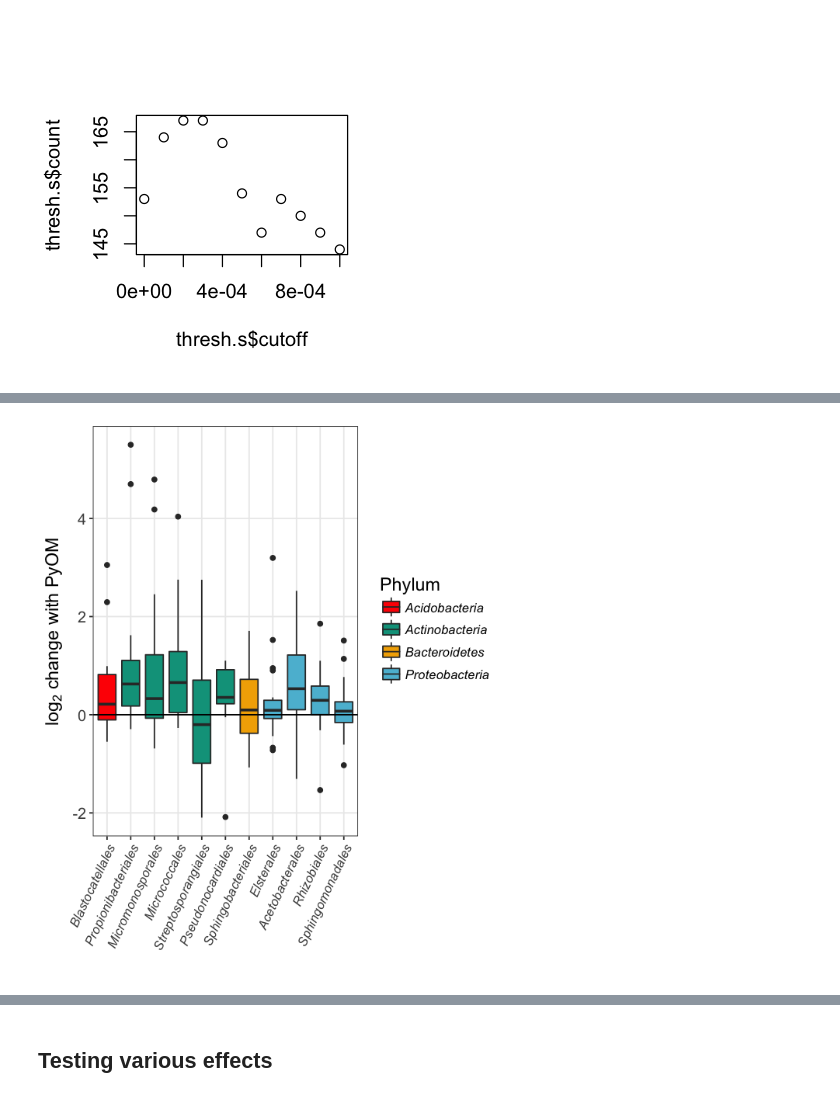
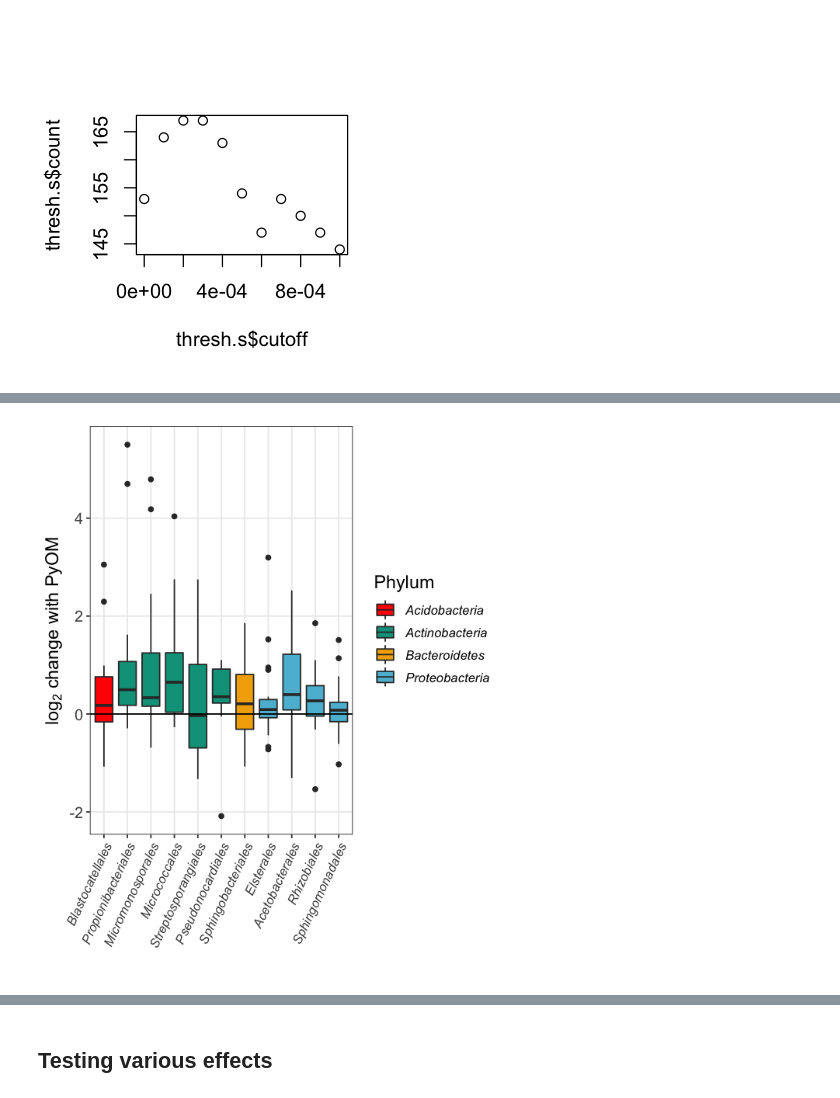
Before and after one commit to WhitmanLab/Meta-analysis, a Jupyter notebook: DifferentialAbundance_MetaA_Publication.ipynb, the cells around one changed output, grey strips where cells are left out. Drawn from its saved outputs; the diff is of its cells as text; code cells hidden in the pictures.

```diff
--- a/DifferentialAbundance_MetaA_Publication.ipynb
+++ b/DifferentialAbundance_MetaA_Publication.ipynb
@@ -851,7 +939,8 @@ ps.list.output.fam = readRDS("ps.list.output.fam")
 DA = rbind(ps.list.output.fam[[1]],ps.list.output.fam[[2]],ps.list.output.fam[[3]],ps.list.output.fam[[4]],ps.list.output.fam[[5]],
           ps.list.output.fam[[6]],ps.list.output.fam[[7]],ps.list.output.fam[[8]],ps.list.output.fam[[9]],ps.list.output.fam[[10]],
           ps.list.output.fam[[11]],ps.list.output.fam[[12]],ps.list.output.fam[[13]],ps.list.output.fam[[14]],ps.list.output.fam[[15]],
-          ps.list.output.fam[[16]],ps.list.output.fam[[17]],ps.list.output.fam[[18]],ps.list.output.fam[[19]],ps.list.output.fam[[20]])
+          ps.list.output.fam[[16]],ps.list.output.fam[[17]],ps.list.output.fam[[18]],ps.list.output.fam[[19]],ps.list.output.fam[[20]],
+          ps.list.output.fam[[21]])
 # %%
 DA = DA %>%
     group_by(SoilTypeName,CharType,Incubation_Time_Weeks)%>%
@@ -882,5 +971,5 @@ plot(thresh.s$count~thresh.s$cutoff)
 # %%
-cutoff = 0.0002
+cutoff = 0.0003
 pval = 0.05
 
 DA = dplyr::filter(DA,RelAbund>=cutoff)
@@ -1146,7 +1236,8 @@ Warning message in DESeqDataSet(se, design = design, ignoreRank):
 DA = rbind(ps.list.output.order[[1]],ps.list.output.order[[2]],ps.list.output.order[[3]],ps.list.output.order[[4]],ps.list.output.order[[5]],
           ps.list.output.order[[6]],ps.list.output.order[[7]],ps.list.output.order[[8]],ps.list.output.order[[9]],ps.list.output.order[[10]],
           ps.list.output.order[[11]],ps.list.output.order[[12]],ps.list.output.order[[13]],ps.list.output.order[[14]],ps.list.output.order[[15]],
-          ps.list.output.order[[16]],ps.list.output.order[[17]],ps.list.output.order[[18]],ps.list.output.order[[19]],ps.list.output.order[[20]])
+          ps.list.output.order[[16]],ps.list.output.order[[17]],ps.list.output.order[[18]],ps.list.output.order[[19]],ps.list.output.order[[20]],
+          ps.list.output.order[[21]])
 
 DA = DA %>%
     group_by(SoilTypeName,CharType,Incubation_Time_Weeks)%>%
@@ -1175,7 +1266,7 @@ plot(thresh.s$count~thresh.s$cutoff)
 # %% [output]
 [figure]
 # %%
-cutoff = 0.0002
+cutoff = 0.0003
 pval = 0.05
 
 DA = dplyr::filter(DA,RelAbund>=cutoff)
@@ -1247,41 +1338,41 @@ d$Order = factor(d$Order,levels=OTUNameOrder)
 # %%
 options(repr.plot.width=5, repr.plot.height=6)
 
-palette = c(wes_palette("Darjeeling"),"grey","white")
+palette = c(wes_palette("Darjeeling1"),"grey","white")
 
 p = ggplot(d, aes(x = Order, y = l2FC, fill=Phylum))
 # establishing our plot is based on the data table d, with our x being the phylum, and the y being log2fold change,
 # and the colour being phylum, relative size proportional to mean abundance, and alpha (transparency) based on
 # whether or not the adjusted p value is significant.
 p = p + geom_boxplot() # Using shape=21 to get the option that has an outline and a fill colour
 p = p + theme_bw()
 # sets a theme - adjusts a bunch of aesthetics at once
 p = p + theme(strip.text.x = element_text(size = 14),
               strip.text.y = element_text(size = 14),
               axis.text.x = element_text(size = 10, angle = 65, hjust = 1, vjust = 1, face="italic"),
               axis.title.x = element_text(size = 14),
               axis.text.y = element_text(size=12),
               axis.title.y = element_text(size = 14),
               legend.title = element_text(size=14),
               legend.text = element_text(size = 10, face="italic"),
               #legend.position = "none",
               strip.background = element_blank()
               ) +
         guides(size=FALSE, alpha=FALSE, fill=guide_legend(title="Phylum"))
 p = p + scale_alpha_manual(values=c(0.2,0.9))
 p = p + scale_fill_manual(values=palette[c(1,2,3,5)])
 # sets a bunch of visual paramters for the legend (none) and other text
 p = p + labs(x = "")
 # sets the label for the x axis.
 p = p + labs(y = expression(paste("", log[2]," change with PyOM",sep="")))
 # sets the label for the y axes.
 p = p + theme(panel.grid.minor = element_blank())
 # Gets rid of the default gridlines
 p = p + geom_hline(yintercept=0)
 
 p
 # %% [output]
-[figure, old version]
+[figure, new version]
 # %%
 options(repr.plot.width=5, repr.plot.height=6)
 
```
Also changed, not shown: parts of 40 cells of this notebook.
